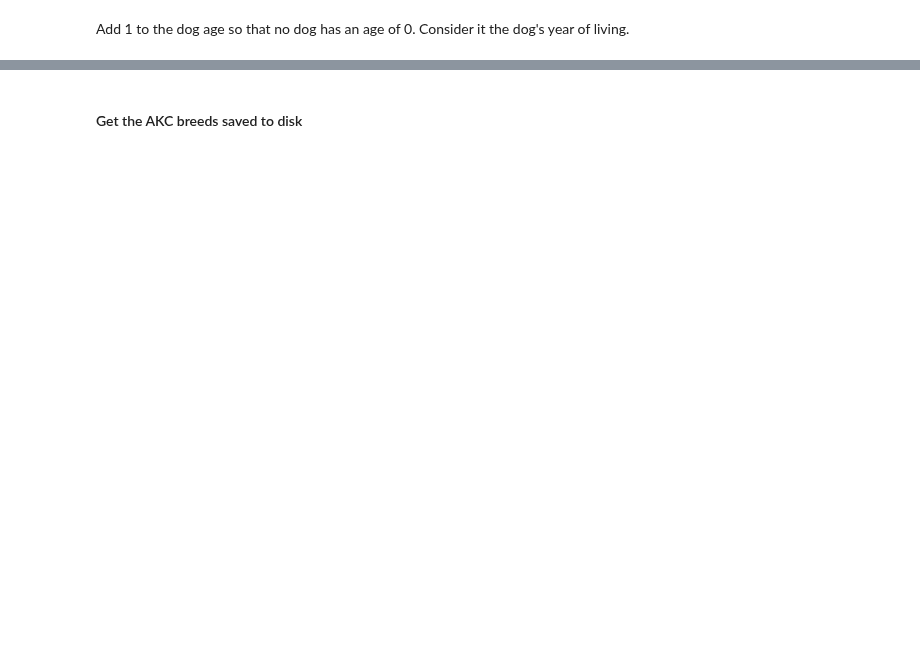
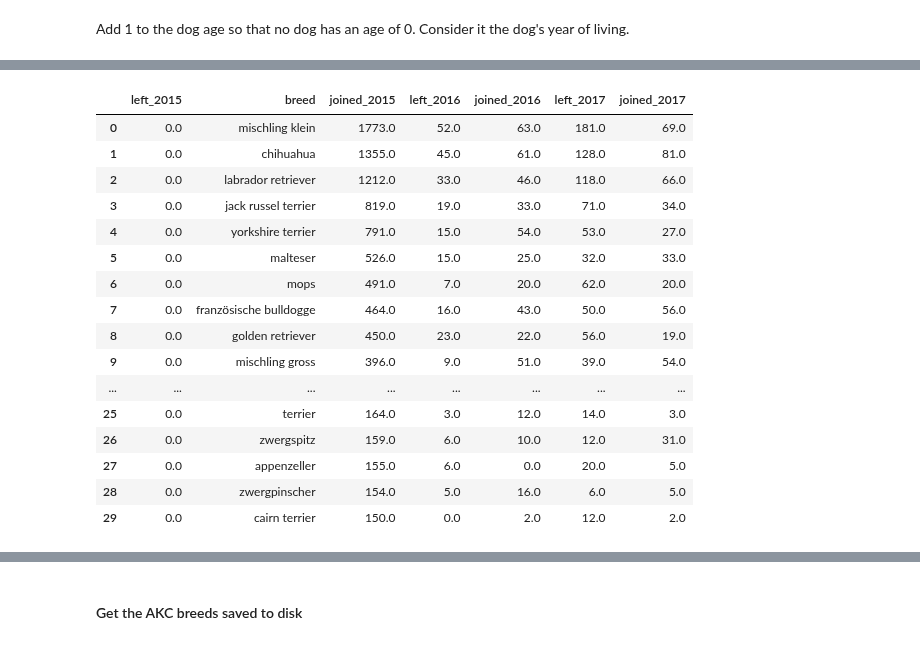
Before and after one commit to jonnross88/Springboard, a Jupyter notebook: u20_data_storytelling/dogs_of_zurich.ipynb, the cells around one changed output, grey strips where cells are left out. Drawn from its saved outputs; the diff is of its cells as text; code cells hidden in the pictures; blank space fills up the shorter version.

```diff
--- a/u20_data_storytelling/dogs_of_zurich.ipynb
+++ b/u20_data_storytelling/dogs_of_zurich.ipynb
@@ -154,6 +281,12 @@ msno.matrix(dog_owner_df.sort_values(by=["breed2"]))
 dog_owner_df = dog_owner_df.reset_index(drop=True)
 # make the district column a category
 dog_owner_df["district"] = dog_owner_df["district"].astype("category")
+
+# make all the breed columns lowercase
+dog_owner_df["breed1"] = dog_owner_df["breed1"].str.lower()
+dog_owner_df["breed2"] = dog_owner_df["breed2"].str.lower()
+dog_owner_df["breed1_mixed_breed"] = dog_owner_df["breed1_mixed_breed"].str.lower()
+
 
 # take the first 4 char of roster only and make it an ordered category colummn
 dog_owner_df["roster"] = dog_owner_df["roster"].str[:4]
@@ -271,11 +488,21 @@ print(f"{len(owner_2015)} initial owners in 2015")
 # constant owners for all 3 years
 new_2016 = owner_2016.difference(owner_2015)
 returning_2016 = owner_2016.intersection(owner_2015)
-print(f"{len(new_2016)} new owners in 2016 and {len(returning_2016)} returning owners")
+left_2016 = owner_2015.difference(owner_2016)
+print(
+    f"{len(new_2016)} new owners in 2016 and {len(returning_2016)} returning owners and {len(left_2016)} owners left in 2016"
+)
 
 new_2017 = owner_2017.difference(owner_2015.union(owner_2016))
 returning_2017 = owner_2017.intersection(owner_2015.union(owner_2016))
-print(f"{len(new_2017)} new owners in 2017 and {len(returning_2017)} returning owners")
+left_2017 = owner_2016.difference(owner_2017)
+print(
+    f"{len(new_2017)} new owners in 2017 and {len(returning_2017)} returning owners and {len(left_2017)} owners left in 2017"
+)
 
 constistent_owners = owner_2015.intersection(owner_2016).intersection(owner_2017)
 print(f"{len(constistent_owners)} constant owners")
+#
+# see if any owners owned in 2015 and 2017, but not 2016
+gap_owners = owner_2015.intersection(owner_2017).difference(owner_2016)
+print(f"{len(gap_owners)} owners with a gap year")
@@ -282,3 +515,73 @@ print(f"{len(constistent_owners)} constant owners")
+# %%
+def get_new_and_left_df(dog_owner_df, new_owners, left_owners, year):
+    # Get the rows of the new owners and left owners for the year
+    new_df = dog_owner_df[dog_owner_df["holder_id"].isin(new_owners)]
+    left_df = dog_owner_df[dog_owner_df["holder_id"].isin(left_owners)]
+
+    # Create a dataframe with the list of dog breeds, the number that left and the number that joined
+    new_breed_df = (
+        new_df["breed1"]
+        .value_counts()
+        .reset_index()
+        .rename(columns={"index": "breed", "breed1": f"joined_{year}"})
+    )
+    left_breed_df = (
+        left_df["breed1"]
+        .value_counts()
+        .reset_index()
+        .rename(columns={"index": "breed", "breed1": f"left_{year}"})
+    )
+
+    # Join the two dataframes
+    joined_df = pd.merge(
+        left_breed_df,
+        new_breed_df,
+        on="breed",
+        how="outer",
+    )
+
+    # Fill the NaN values with 0
+    joined_df.fillna(0, inplace=True)
+
+    return joined_df
+
+
+# Calculate the new owners for 2015
+new_2015 = owner_2015
+
+# Get the dataframe for 2015, 2016 and 2017
+joined_left_2015_df = get_new_and_left_df(dog_owner_df, new_2015, set(), 2015)
+joined_left_2016_df = get_new_and_left_df(dog_owner_df, new_2016, left_2016, 2016)
+joined_left_2017_df = get_new_and_left_df(dog_owner_df, new_2017, left_2017, 2017)
+
+
+# Join the three dataframes
+final_df = (
+    pd.merge(joined_left_2015_df, joined_left_2016_df, on="breed", how="outer")
+    .merge(joined_left_2017_df, on="breed", how="outer")
+    .fillna(0)
+    .sort_values(by=["joined_2015", "joined_2016"], ascending=False)
+)
+
+final_df.head(30)
+# %% [output]
+|  | left_2015 | breed | joined_2015 | left_2016 | joined_2016 | left_2017 | joined_2017 |
+| 0 | 0.0 | mischling klein | 1773.0 | 52.0 | 63.0 | 181.0 | 69.0 |
+| 1 | 0.0 | chihuahua | 1355.0 | 45.0 | 61.0 | 128.0 | 81.0 |
+| 2 | 0.0 | labrador retriever | 1212.0 | 33.0 | 46.0 | 118.0 | 66.0 |
+| 3 | 0.0 | jack russel terrier | 819.0 | 19.0 | 33.0 | 71.0 | 34.0 |
+| 4 | 0.0 | yorkshire terrier | 791.0 | 15.0 | 54.0 | 53.0 | 27.0 |
+| 5 | 0.0 | malteser | 526.0 | 15.0 | 25.0 | 32.0 | 33.0 |
+| 6 | 0.0 | mops | 491.0 | 7.0 | 20.0 | 62.0 | 20.0 |
+| 7 | 0.0 | französische bulldogge | 464.0 | 16.0 | 43.0 | 50.0 | 56.0 |
+| 8 | 0.0 | golden retriever | 450.0 | 23.0 | 22.0 | 56.0 | 19.0 |
+| 9 | 0.0 | mischling gross | 396.0 | 9.0 | 51.0 | 39.0 | 54.0 |
+| ... | ... | ... | ... | ... | ... | ... | ... |
+| 25 | 0.0 | terrier | 164.0 | 3.0 | 12.0 | 14.0 | 3.0 |
+| 26 | 0.0 | zwergspitz | 159.0 | 6.0 | 10.0 | 12.0 | 31.0 |
+| 27 | 0.0 | appenzeller | 155.0 | 6.0 | 0.0 | 20.0 | 5.0 |
+| 28 | 0.0 | zwergpinscher | 154.0 | 5.0 | 16.0 | 6.0 | 5.0 |
+| 29 | 0.0 | cairn terrier | 150.0 | 0.0 | 2.0 | 12.0 | 2.0 |
 # %%
 dog_owner_df["age"] = pd.Categorical(
     dog_owner_df["age"],
```
Also changed, not shown: parts of 112 cells of this notebook, 4 other files.
